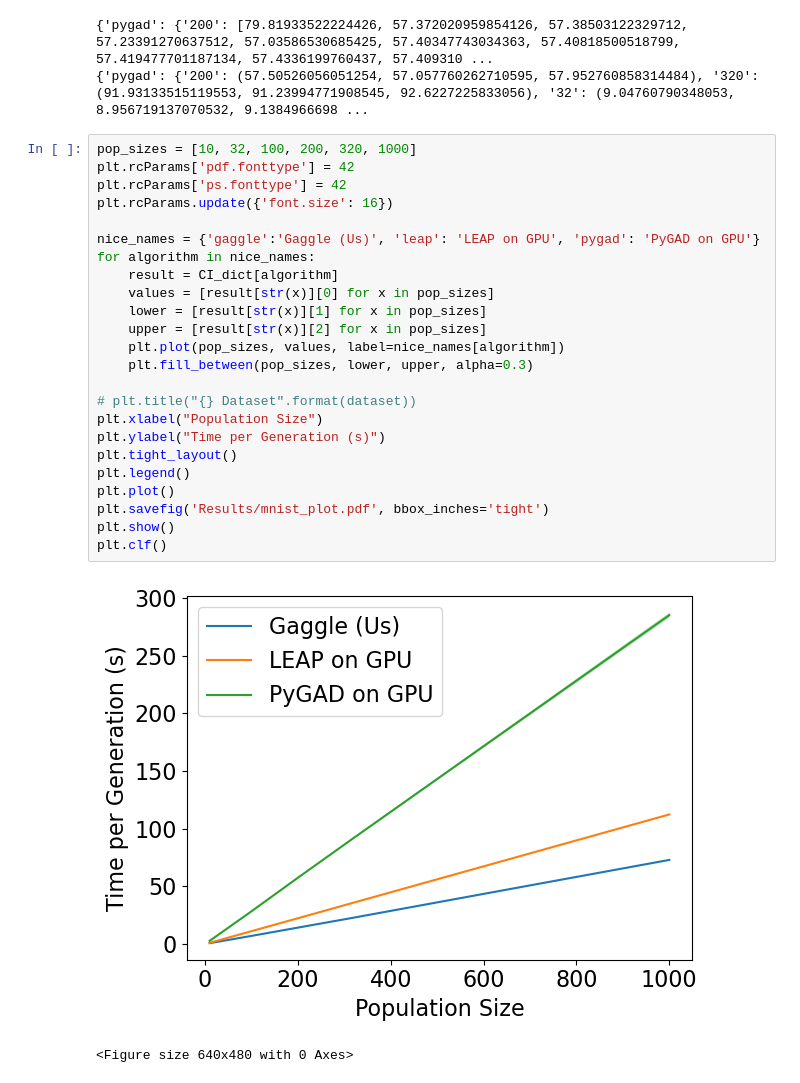
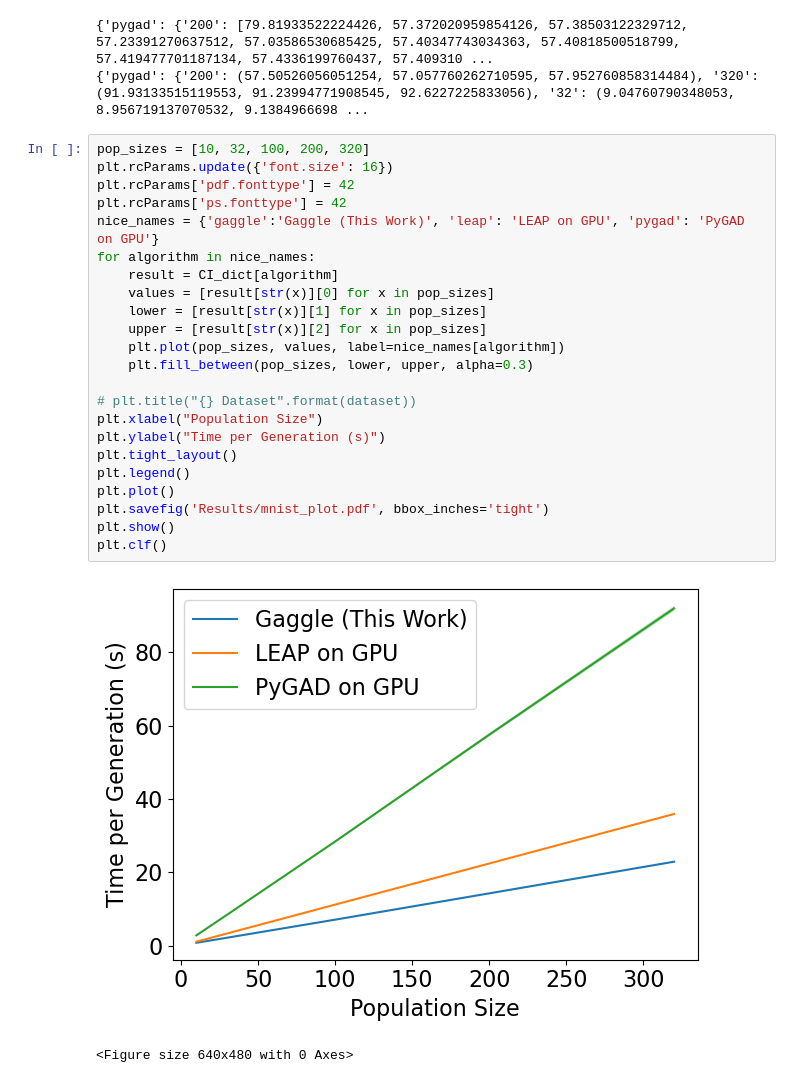
Before and after one commit to LucasFenaux/gaggle-benchmarking, a Jupyter notebook: mnist_lenet/plot_results.ipynb, the cells around one changed output. Cells and saved outputs as stored; diff of their text form.

Commit message:
updating plots

```diff
--- a/mnist_lenet/plot_results.ipynb
+++ b/mnist_lenet/plot_results.ipynb
@@ -53,29 +53,28 @@ print(CI_dict)
 {'pygad': {'200': [79.81933522224426, 57.372020959854126, 57.38503122329712, 57.23391270637512, 57.03586530685425, 57.40347743034363, 57.40818500518799, 57.419477701187134, 57.4336199760437, 57.409310 ...
 {'pygad': {'200': (57.50526056051254, 57.057760262710595, 57.952760858314484), '320': (91.93133515119553, 91.23994771908545, 92.6227225833056), '32': (9.04760790348053, 8.956719137070532, 9.1384966698 ...
 # %%
-pop_sizes = [10, 32, 100, 200, 320, 1000]
+pop_sizes = [10, 32, 100, 200, 320]
+plt.rcParams.update({'font.size': 16})
 plt.rcParams['pdf.fonttype'] = 42
 plt.rcParams['ps.fonttype'] = 42
-plt.rcParams.update({'font.size': 16})
-
-nice_names = {'gaggle':'Gaggle (Us)', 'leap': 'LEAP on GPU', 'pygad': 'PyGAD on GPU'}
+nice_names = {'gaggle':'Gaggle (This Work)', 'leap': 'LEAP on GPU', 'pygad': 'PyGAD on GPU'}
 for algorithm in nice_names:
     result = CI_dict[algorithm]
     values = [result[str(x)][0] for x in pop_sizes]
     lower = [result[str(x)][1] for x in pop_sizes]
     upper = [result[str(x)][2] for x in pop_sizes]
     plt.plot(pop_sizes, values, label=nice_names[algorithm])
     plt.fill_between(pop_sizes, lower, upper, alpha=0.3)
 
 # plt.title("{} Dataset".format(dataset))
 plt.xlabel("Population Size")
 plt.ylabel("Time per Generation (s)")
 plt.tight_layout()
 plt.legend()
 plt.plot()
 plt.savefig('Results/mnist_plot.pdf', bbox_inches='tight')
 plt.show()
 plt.clf()
 # %% [output]
-[figure, old version]
+[figure, new version]
 <Figure size 640x480 with 0 Axes>
```
Also changed, not shown: 2 other files.
